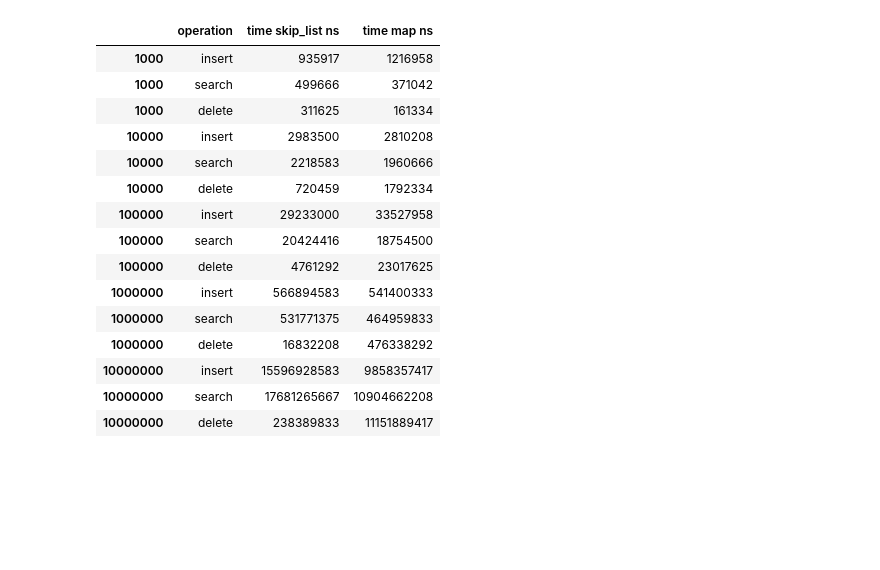
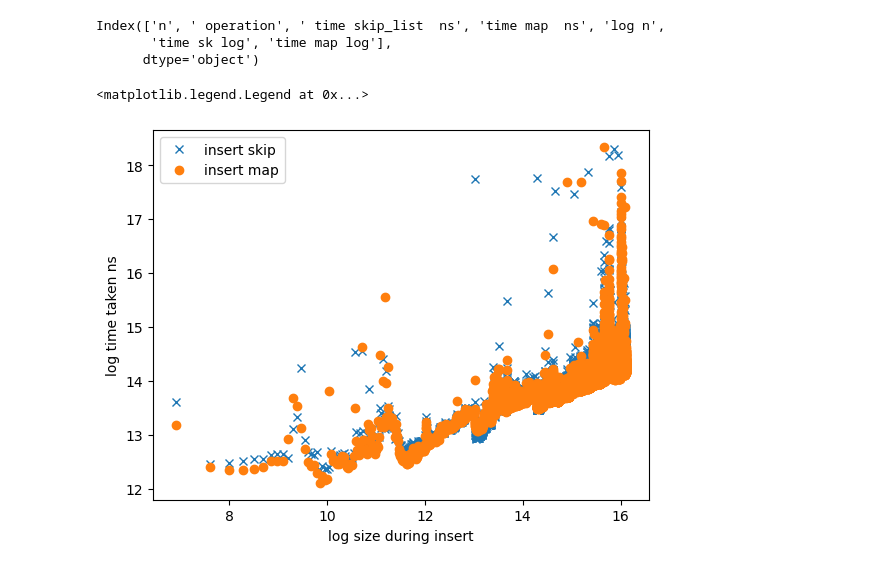
Before and after one commit to shin-fued/APAL_SKIPLIST, a Jupyter notebook: analysis_skip_list.ipynb, the cells around one changed output. Drawn from its saved outputs; the diff is of its cells as text; code cells hidden in the pictures; blank space fills up the shorter version.

```diff
--- a/analysis_skip_list.ipynb
+++ b/analysis_skip_list.ipynb
@@ -3,22 +3,24 @@ import numpy as np
 import pandas as pd
 import matplotlib.pyplot as plt
 # %%
-data = pd.read_csv('time_log.csv')
-data.groupby("operation")
+df = pd.read_csv('insea_cap_change.csv')
+df["log n"] = np.log(df["n"])
+df["time sk log"]=np.log(df[" time skip_list  ns"])
+df["time map log"]=np.log(df["time map  ns"])
+df.columns
 # %% [output]
-|  | operation | time skip_list ns | time map ns |
-| 1000 | insert | 935917 | 1216958 |
-| 1000 | search | 499666 | 371042 |
-| 1000 | delete | 311625 | 161334 |
-| 10000 | insert | 2983500 | 2810208 |
-| 10000 | search | 2218583 | 1960666 |
-| 10000 | delete | 720459 | 1792334 |
-| 100000 | insert | 29233000 | 33527958 |
-| 100000 | search | 20424416 | 18754500 |
-| 100000 | delete | 4761292 | 23017625 |
-| 1000000 | insert | 566894583 | 541400333 |
-| 1000000 | search | 531771375 | 464959833 |
-| 1000000 | delete | 16832208 | 476338292 |
-| 10000000 | insert | 15596928583 | 9858357417 |
-| 10000000 | search | 17681265667 | 10904662208 |
-| 10000000 | delete | 238389833 | 11151889417 |
+Index(['n', ' operation', ' time skip_list  ns', 'time map  ns', 'log n',
+       'time sk log', 'time map log'],
+      dtype='object')
+# %%
+ins_df = df[df[' operation'] == 'insert']
+sea_df = df[df[' operation'] == 'search']
+del_df = df[df[' operation'] == 'delete']
+plt.plot(ins_df['log n'], ins_df['time sk log'], 'x', label='insert skip')
+plt.plot(ins_df['log n'], ins_df['time map log'], 'o', label='insert map')
+plt.xlabel("log size during insert")
+plt.ylabel("log time taken ns")
+plt.legend()
+# %% [output]
+<matplotlib.legend.Legend at 0x...>
+[figure, added]
```
Also changed, not shown: parts of 7 cells of this notebook, 5 other files.
